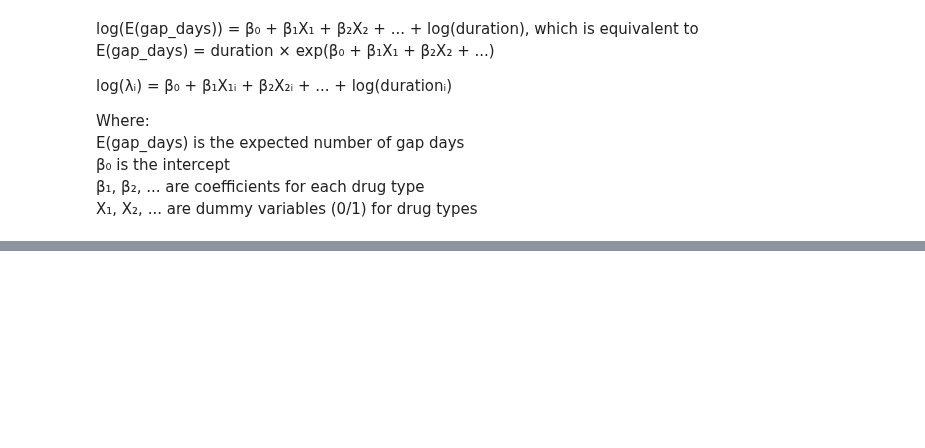
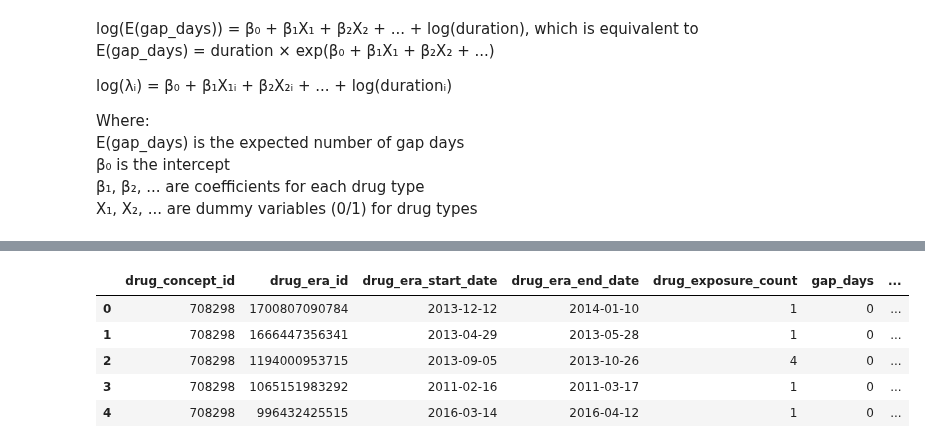
Before and after one commit to spicadust/Project_PerMed, a Jupyter notebook: notebooks/pattern/glm.ipynb, the cells around one changed output, grey strips where cells are left out. Saved outputs shown, nothing was run; the diff lists cells and outputs as text; code cells hidden in the pictures; blank space fills up the shorter version.

```diff
--- a/notebooks/pattern/glm.ipynb
+++ b/notebooks/pattern/glm.ipynb
@@ -114,0 +156,11 @@ C(atc_code)[T.S01GX05]             -0.4480      0.012    -38.110      0.000
+# %%
+# create a new df with gap rate = gap_days / duration
+df["gap_rate"] = df["gap_days"] / df["duration"]
+df.head()
+# %% [output]
+|  | drug_concept_id | drug_era_id | drug_era_start_date | drug_era_end_date | drug_exposure_count | gap_days | ... |
+| 0 | 708298 | 1700807090784 | 2013-12-12 | 2014-01-10 | 1 | 0 | ... |
+| 1 | 708298 | 1666447356341 | 2013-04-29 | 2013-05-28 | 1 | 0 | ... |
+| 2 | 708298 | 1194000953715 | 2013-09-05 | 2013-10-26 | 4 | 0 | ... |
+| 3 | 708298 | 1065151983292 | 2011-02-16 | 2011-03-17 | 1 | 0 | ... |
+| 4 | 708298 | 996432425515 | 2016-03-14 | 2016-04-12 | 1 | 0 | ... |
```
Also changed, not shown: parts of 11 cells of this notebook.
